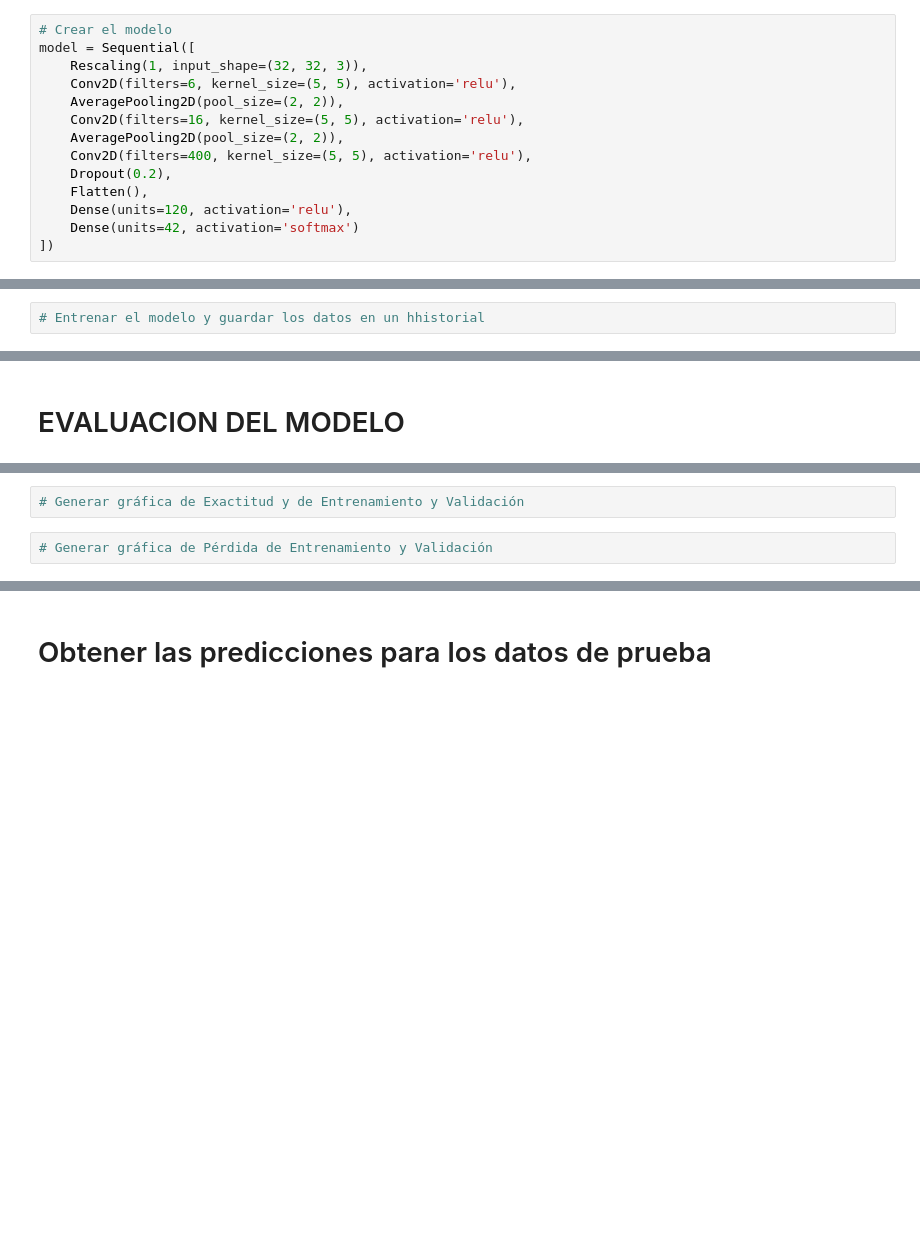
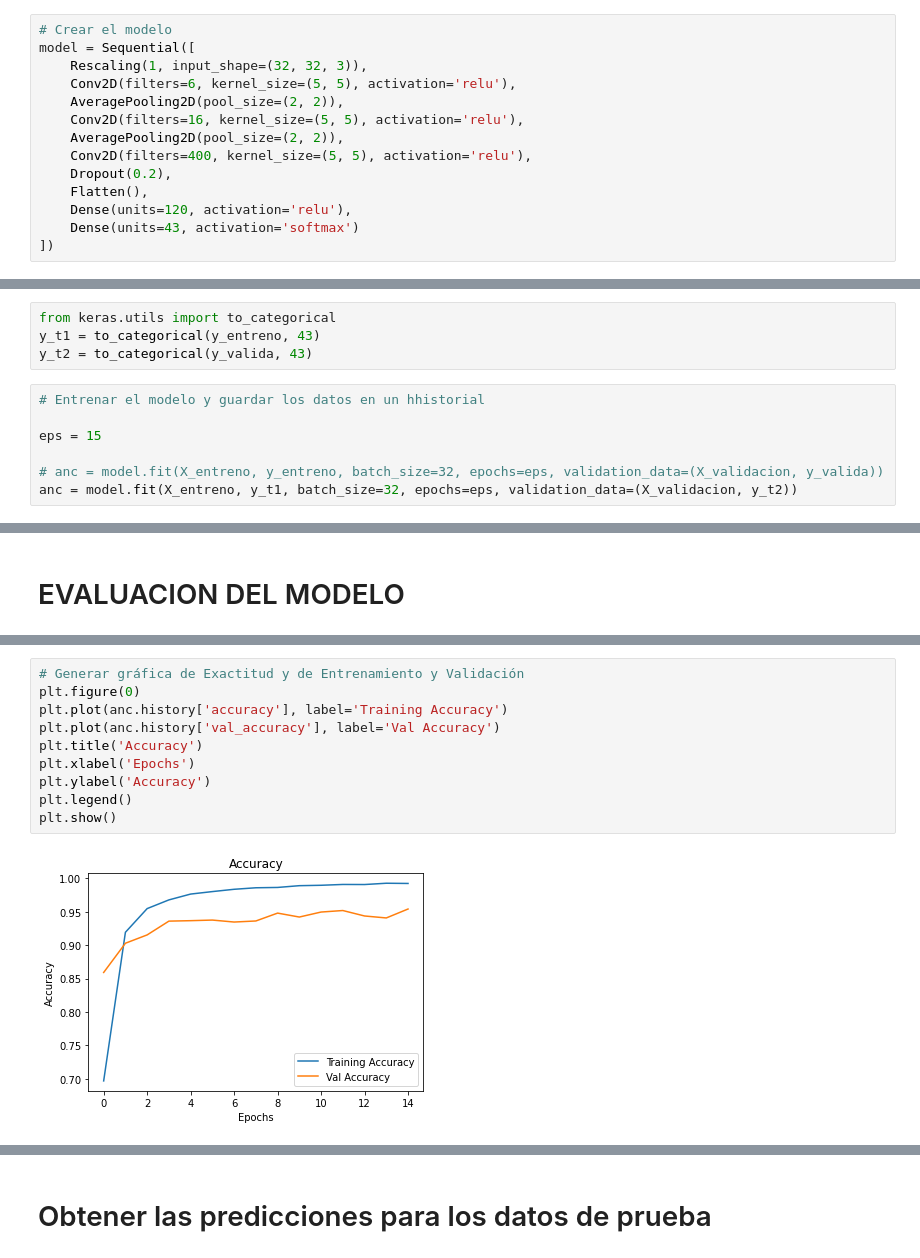
Before and after one commit to lauratamath/lab10-ClasificacionDeRotulos, a Jupyter notebook: Lab 10 - Clasificacion Rotulos Transito con LeNet.ipynb, the cells around one changed output, grey strips where cells are left out. Saved outputs shown, nothing was run; the diff lists cells and outputs as text; blank space fills up the shorter version.

```diff
--- a/Lab 10 - Clasificacion Rotulos Transito con LeNet.ipynb
+++ b/Lab 10 - Clasificacion Rotulos Transito con LeNet.ipynb
@@ -269,7 +285,7 @@ model = Sequential([
     Dropout(0.2),
     Flatten(),
     Dense(units=120, activation='relu'),
-    Dense(units=42, activation='softmax')
+    Dense(units=43, activation='softmax')
 ])
 # %%
 # Compilar el modelo
@@ -300,4 +316,13 @@ Trainable params: 216,474
 Non-trainable params: 0
 _________________________________________________________________
+# %%
+from keras.utils import to_categorical
+y_t1 = to_categorical(y_entreno, 43)
+y_t2 = to_categorical(y_valida, 43)
 # %%
 # Entrenar el modelo y guardar los datos en un hhistorial
+
+eps = 15
+
+# anc = model.fit(X_entreno, y_entreno, batch_size=32, epochs=eps, validation_data=(X_validacion, y_valida))
+anc = model.fit(X_entreno, y_t1, batch_size=32, epochs=eps, validation_data=(X_validacion, y_t2))
@@ -308,4 +371,12 @@ _________________________________________________________________
-# %%
-# Generar gráfica de Exactitud y de Entrenamiento y Validación
-# %%
-# Generar gráfica de Pérdida de Entrenamiento y Validación
+# %%
+# Generar gráfica de Exactitud y de Entrenamiento y Validación
+plt.figure(0)
+plt.plot(anc.history['accuracy'], label='Training Accuracy')
+plt.plot(anc.history['val_accuracy'], label='Val Accuracy')
+plt.title('Accuracy')
+plt.xlabel('Epochs')
+plt.ylabel('Accuracy')
+plt.legend()
+plt.show()
+# %% [output]
+[figure, added]
```
Also changed, not shown: parts of 20 cells of this notebook.
